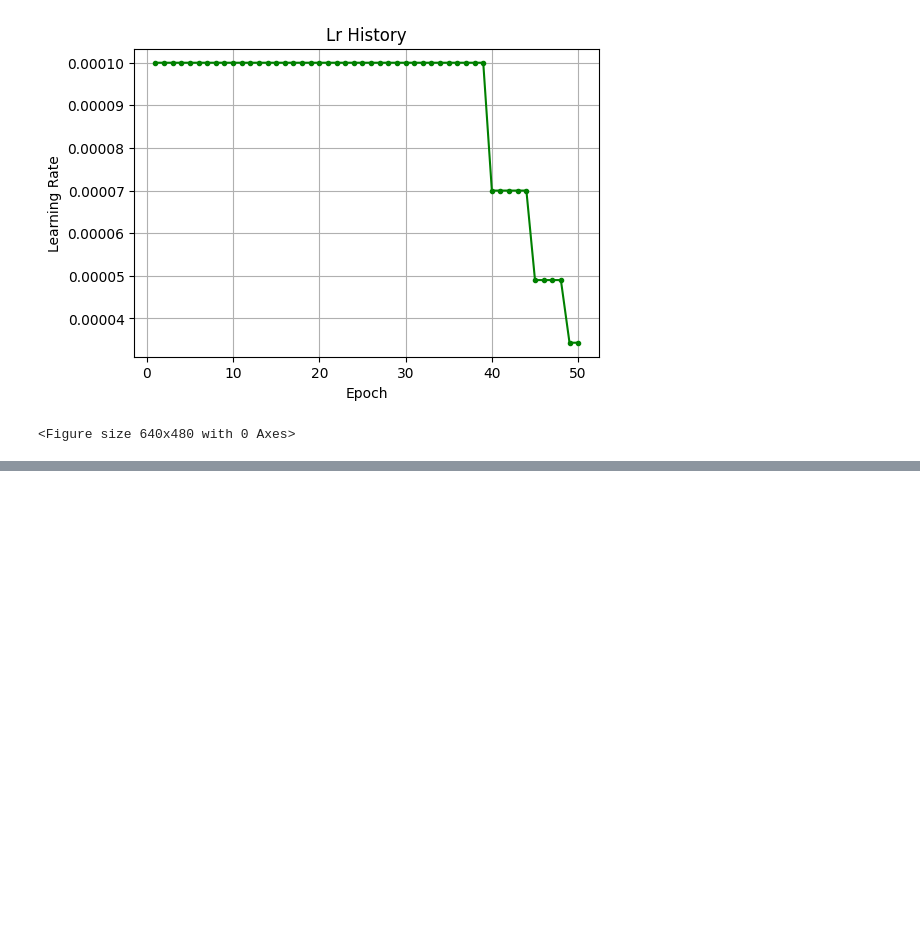
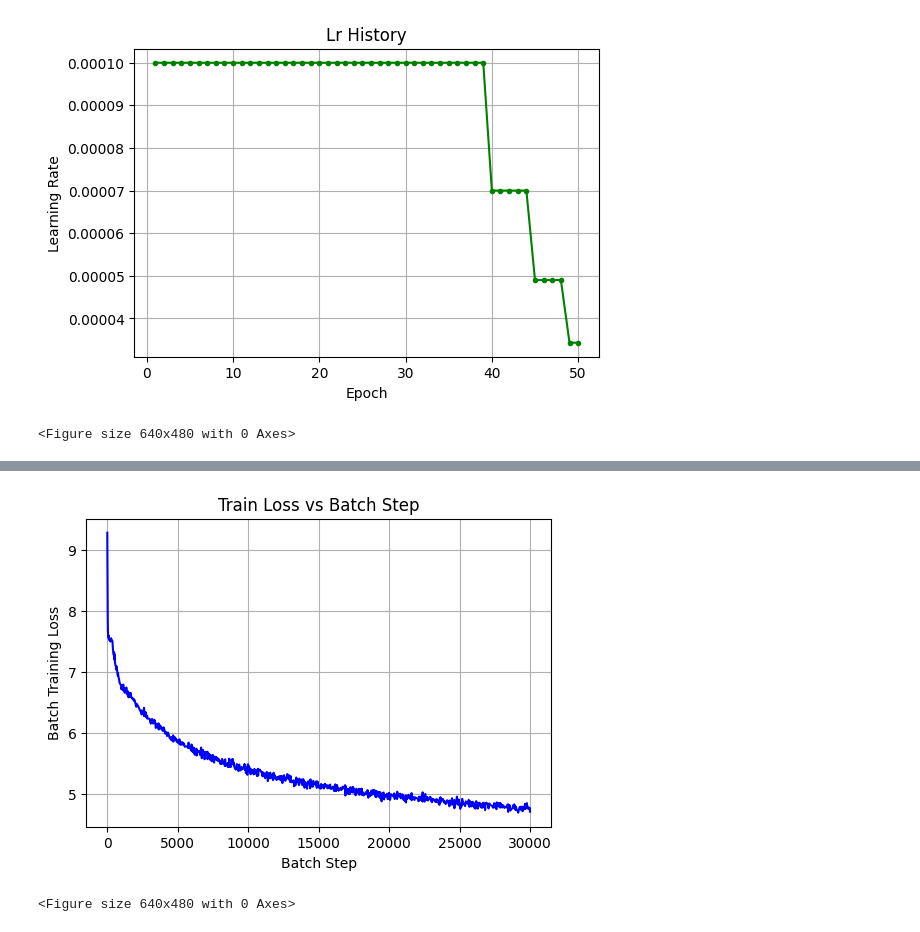
Before and after one commit to JerzyCode/computional_linguistic, a Jupyter notebook: lab1_language_models/results.ipynb, the cells around one changed output, grey strips where cells are left out. Saved outputs shown, nothing was run; the diff lists cells and outputs as text; code cells hidden in the pictures; blank space fills up the shorter version.

```diff
--- a/lab1_language_models/results.ipynb
+++ b/lab1_language_models/results.ipynb
@@ -102,0 +115,5 @@ plot_lr(lr_change_df)
+# %%
+plot_batch_loss(lstm_atch_training_loss_df)
+# %% [output]
+[figure, added]
+<Figure size 640x480 with 0 Axes>
```
Also changed, not shown: parts of 11 cells of this notebook, 6 other files.
